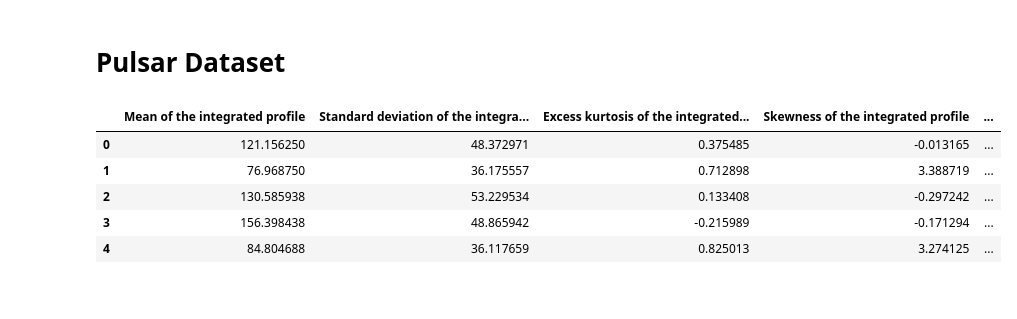
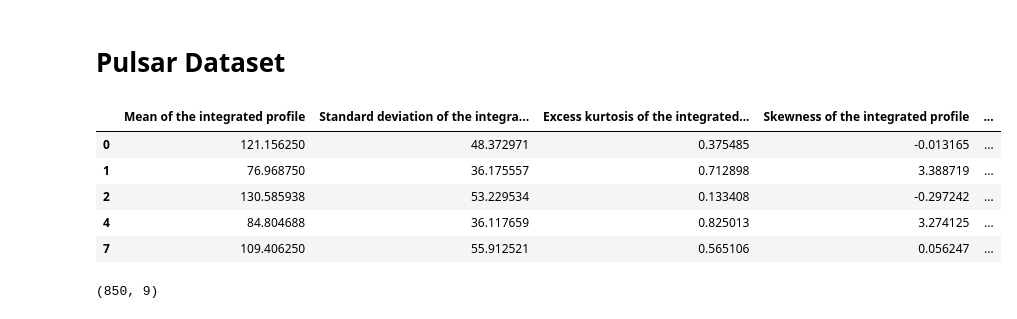
Before and after one commit to joanorePD/Astronomical_Anomaly_Detection_with_MEB, a Jupyter notebook: notebooks/meb.ipynb, the cells around one changed output. Drawn from its saved outputs; the diff is of its cells as text; code cells hidden in the pictures.

```diff
--- a/notebooks/meb.ipynb
+++ b/notebooks/meb.ipynb
@@ -164,16 +166,23 @@ Iterations: 1000
 # %%
 # open the pulsar dataset
 pulsar_df = pd.read_csv('/content/drive/MyDrive/O4DS Project/Code-Optimization/datasets/pulsar_data_train.csv')
 
+pulsar_df = pulsar_df.dropna()
+space_columns = pulsar_df.columns[:-1]  # Exclude the last column
+
 # display the first 5 rows
 display(pulsar_df.head())
 # %% [output]
 |  | Mean of the integrated profile | Standard deviation of the integra... | Excess kurtosis of the integrated... | Skewness of the integrated profile | ... |
 | 0 | 121.156250 | 48.372971 | 0.375485 | -0.013165 | ... |
 | 1 | 76.968750 | 36.175557 | 0.712898 | 3.388719 | ... |
 | 2 | 130.585938 | 53.229534 | 0.133408 | -0.297242 | ... |
-| 3 | 156.398438 | 48.865942 | -0.215989 | -0.171294 | ... |
 | 4 | 84.804688 | 36.117659 | 0.825013 | 3.274125 | ... |
+| 7 | 109.406250 | 55.912521 | 0.565106 | 0.056247 | ... |
+# %%
+pulsar_df[pulsar_df['target_class'] == 1.0].shape
+# %% [output]
+(850, 9)
 # %%
 pulsar_df_0 = pulsar_df[pulsar_df['target_class'] == 0.0]
 
```
Also changed, not shown: parts of 7 cells of this notebook, 1 other file.
